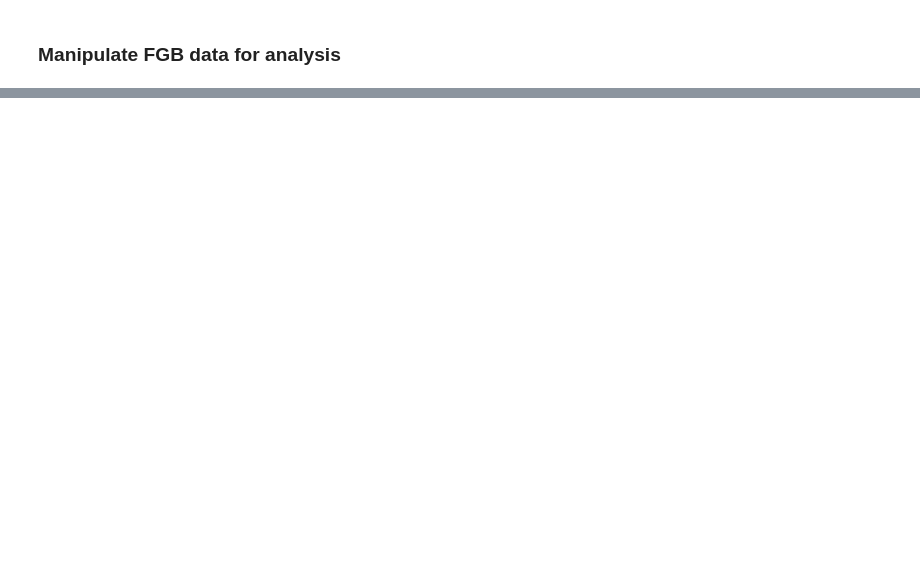
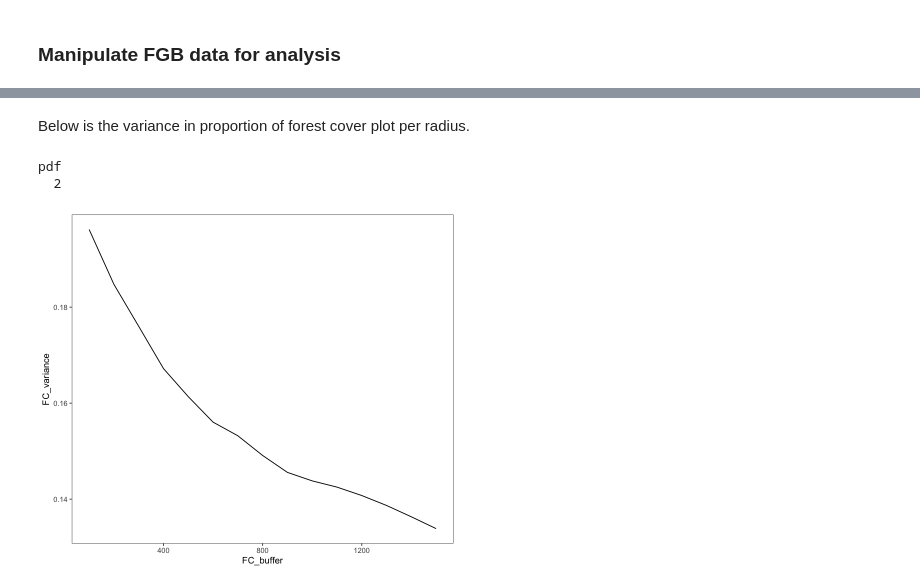
Before and after one commit to FCBT/FA-FGB, a Jupyter notebook: 2.notebook/FGB_analysis.ipynb, the cells around one changed output, grey strips where cells are left out. Drawn from its saved outputs; the diff is of its cells as text; code cells hidden in the pictures; blank space fills up the shorter version.

```diff
--- a/2.notebook/FGB_analysis.ipynb
+++ b/2.notebook/FGB_analysis.ipynb
@@ -439,0 +349,19 @@ pairs(bay_mod_fgb)
+# %% [markdown]
+Below is the variance in proportion of forest cover plot per radius.
+# %%
+variance_FC = FGB_FC_data %>%
+    mutate(FC_proportion = FC_percentage.value/100)%>%
+    group_by(FC_buffer) %>%
+    summarise(FC_variance = var(FC_proportion))%>%
+       ggplot(aes(x=FC_buffer, y=FC_variance))+
+        geom_line()+
+        theme_article()
+
+variance_FC
+png(file="../2.results/plots/SI/FGB_FC_variance_by_radius.png", width=7, height = 10, units="in", res = 1200)
+plot(variance_FC)
+dev.off()
+# %% [output]
+pdf
+  2
+[figure, added]
```
Also changed, not shown: parts of 76 cells of this notebook, 4 other files.
